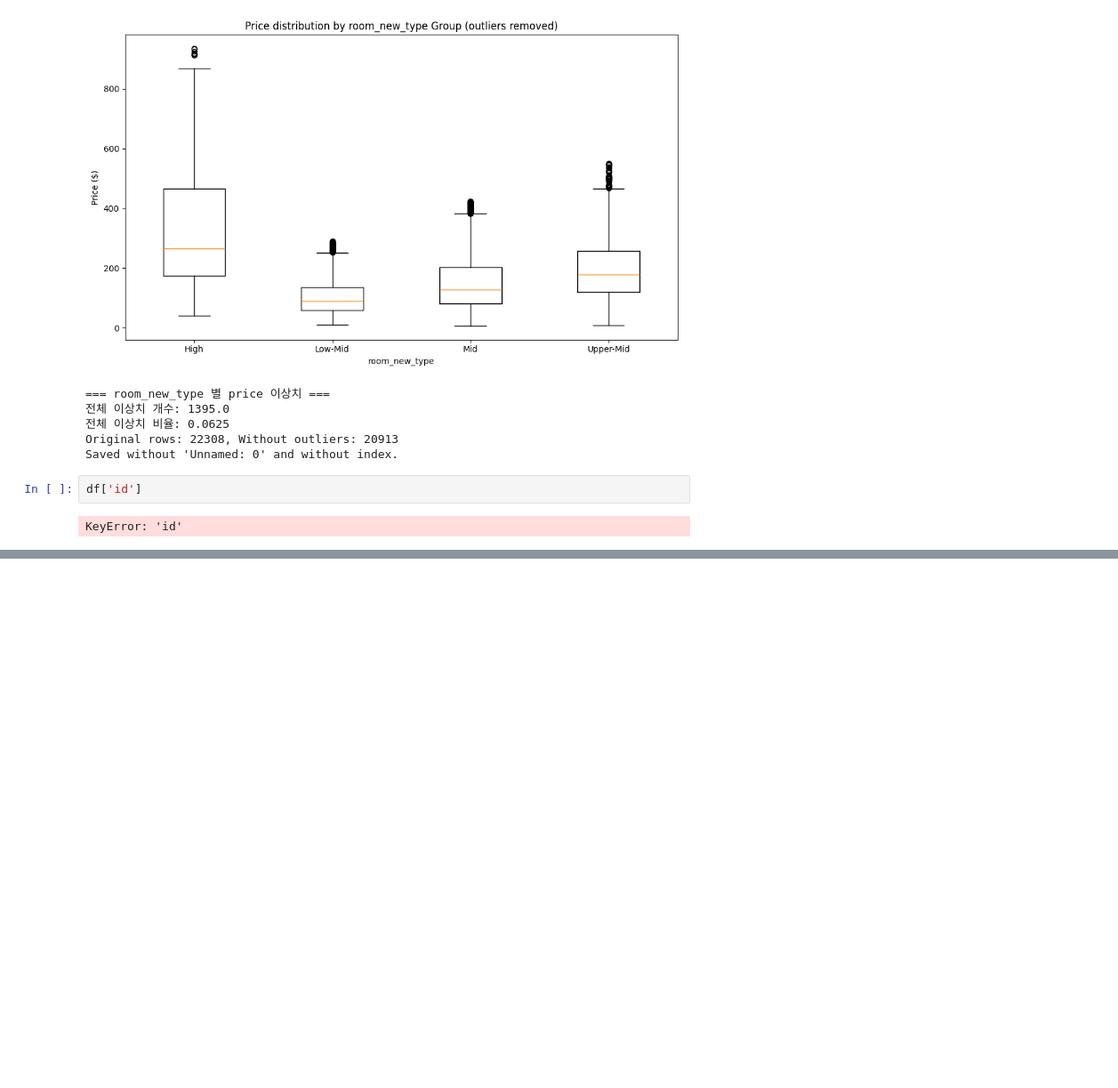
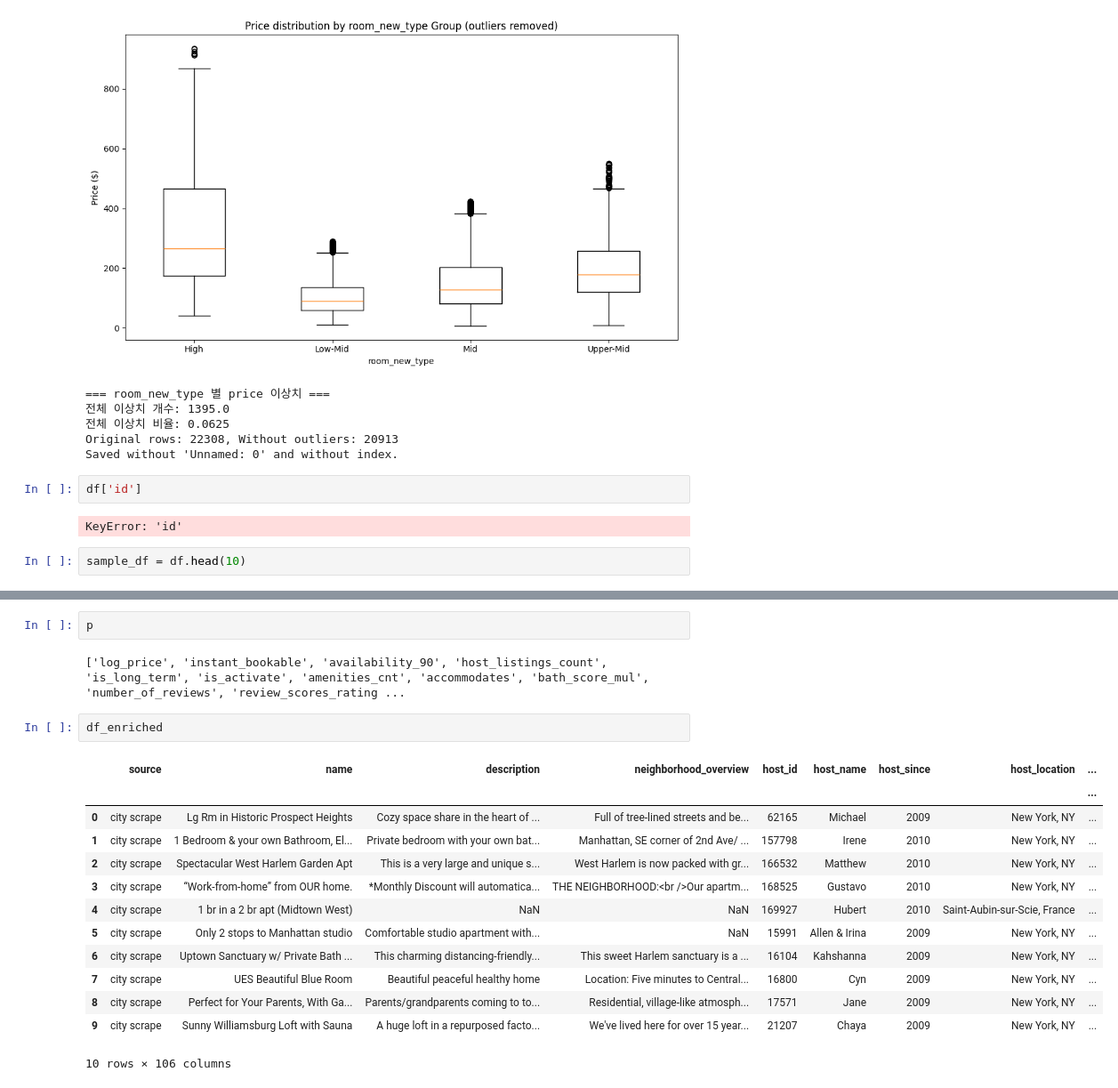
Before and after one commit to jiwon512/advanced_project, a Jupyter notebook: jiwon_project/1.preprocessing/final_preprocessing.ipynb, the cells around one changed output, grey strips where cells are left out. Shown at 89% size. Cells and saved outputs as stored; diff of their text form; blank space fills up the shorter version.

```diff
--- a/jiwon_project/1.preprocessing/final_preprocessing.ipynb
+++ b/jiwon_project/1.preprocessing/final_preprocessing.ipynb
@@ -1600,3 +1600,5 @@ Saved without 'Unnamed: 0' and without index.
 df['id']
 # %% [output]
 KeyError: 'id'
+# %%
+sample_df = df.head(10)
@@ -1602,0 +1731,20 @@ KeyError: 'id'
+# %%
+p
+# %% [output]
+['log_price', 'instant_bookable', 'availability_90', 'host_listings_count', 'is_long_term', 'is_activate', 'amenities_cnt', 'accommodates', 'bath_score_mul', 'number_of_reviews', 'review_scores_rating ...
+# %%
+df_enriched
+# %% [output]
+|  | source | name | description | neighborhood_overview | host_id | host_name | host_since | host_location | ... |
+|  |  |  |  |  |  |  |  |  | ... |
+| 0 | city scrape | Lg Rm in Historic Prospect Heights | Cozy space share in the heart of ... | Full of tree-lined streets and be... | 62165 | Michael | 2009 | New York, NY | ... |
+| 1 | city scrape | 1 Bedroom & your own Bathroom, El... | Private bedroom with your own bat... | Manhattan, SE corner of 2nd Ave/ ... | 157798 | Irene | 2010 | New York, NY | ... |
+| 2 | city scrape | Spectacular West Harlem Garden Apt | This is a very large and unique s... | West Harlem is now packed with gr... | 166532 | Matthew | 2010 | New York, NY | ... |
+| 3 | city scrape | “Work-from-home” from OUR home. | *Monthly Discount will automatica... | THE NEIGHBORHOOD:<br />Our apartm... | 168525 | Gustavo | 2010 | New York, NY | ... |
+| 4 | city scrape | 1 br in a 2 br apt (Midtown West) | NaN | NaN | 169927 | Hubert | 2010 | Saint-Aubin-sur-Scie, France | ... |
+| 5 | city scrape | Only 2 stops to Manhattan studio | Comfortable studio apartment with... | NaN | 15991 | Allen & Irina | 2009 | New York, NY | ... |
+| 6 | city scrape | Uptown Sanctuary w/ Private Bath ... | This charming distancing-friendly... | This sweet Harlem sanctuary is a ... | 16104 | Kahshanna | 2009 | New York, NY | ... |
+| 7 | city scrape | UES Beautiful Blue Room | Beautiful peaceful healthy home | Location: Five minutes to Central... | 16800 | Cyn | 2009 | New York, NY | ... |
+| 8 | city scrape | Perfect for Your Parents, With Ga... | Parents/grandparents coming to to... | Residential, village-like atmosph... | 17571 | Jane | 2009 | New York, NY | ... |
+| 9 | city scrape | Sunny Williamsburg Loft with Sauna | A huge loft in a repurposed facto... | We've lived here for over 15 year... | 21207 | Chaya | 2009 | New York, NY | ... |
+10 rows × 106 columns
```
Also changed, not shown: parts of 2 cells of this notebook, 2 other files.
